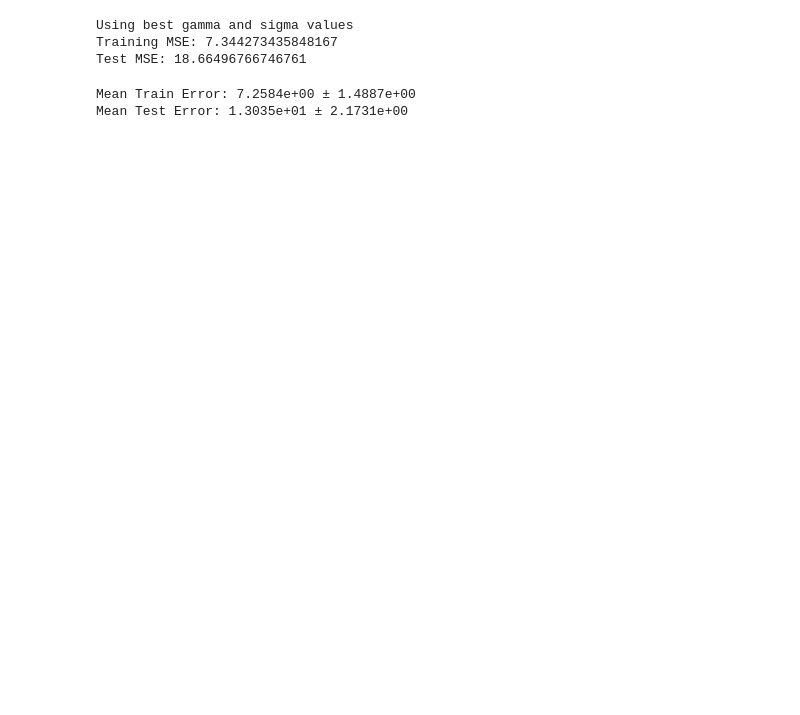
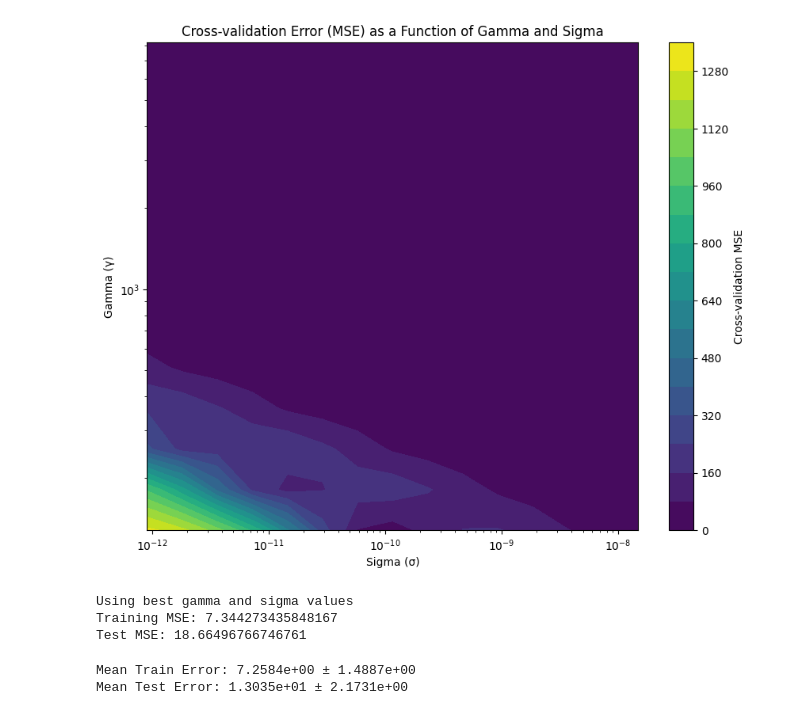
Before and after one commit to ajaymdn/comp0078, a Jupyter notebook: 1.3/1.3.1.ipynb, the cells around one changed output. Cells and saved outputs as stored; diff of their text form; code cells hidden in the pictures; blank space fills up the shorter version.

Commit message:
Added heatmap to answer 5c

```diff
--- a/1.3/1.3.1.ipynb
+++ b/1.3/1.3.1.ipynb
@@ -97,3 +97,29 @@ Best Validation MSE: 11.464788148309989
+# %%
+gamma_grid, sigma_grid = np.meshgrid(gamma_values, sigma_values)
+
+# Transpose mean_mse_vals to match the grid's shape (rows for gamma and columns for sigma)
+mean_mse_vals_transposed = mean_mse_vals.T  # Now shape (13, 15)
+
+# Plotting the cross-validation errors as a heatmap
+plt.figure(figsize=(10, 8))
+plt.contourf(gamma_grid, sigma_grid, mean_mse_vals_transposed, 20, cmap='viridis')
+
+# Add a color bar for the cross-validation MSE values
+plt.colorbar(label='Cross-validation MSE')
+
+# Labels and title
+plt.xlabel('Sigma (σ)')
+plt.ylabel('Gamma (γ)')
+plt.title('Cross-validation Error (MSE) as a Function of Gamma and Sigma')
+
+# Set logarithmic scales for both axes
+plt.xscale('log')
+plt.yscale('log')
+
+# Show the plot
+plt.show()
+# %% [output]
+[figure, added]
 # %%
 K_train_best = gaussian_kernel(X_train, X_train, best_sigma)
 K_test_best = gaussian_kernel(X_test, X_train, best_sigma)
```
Also changed, not shown: parts of 1 cell of this notebook, 1 other file.
